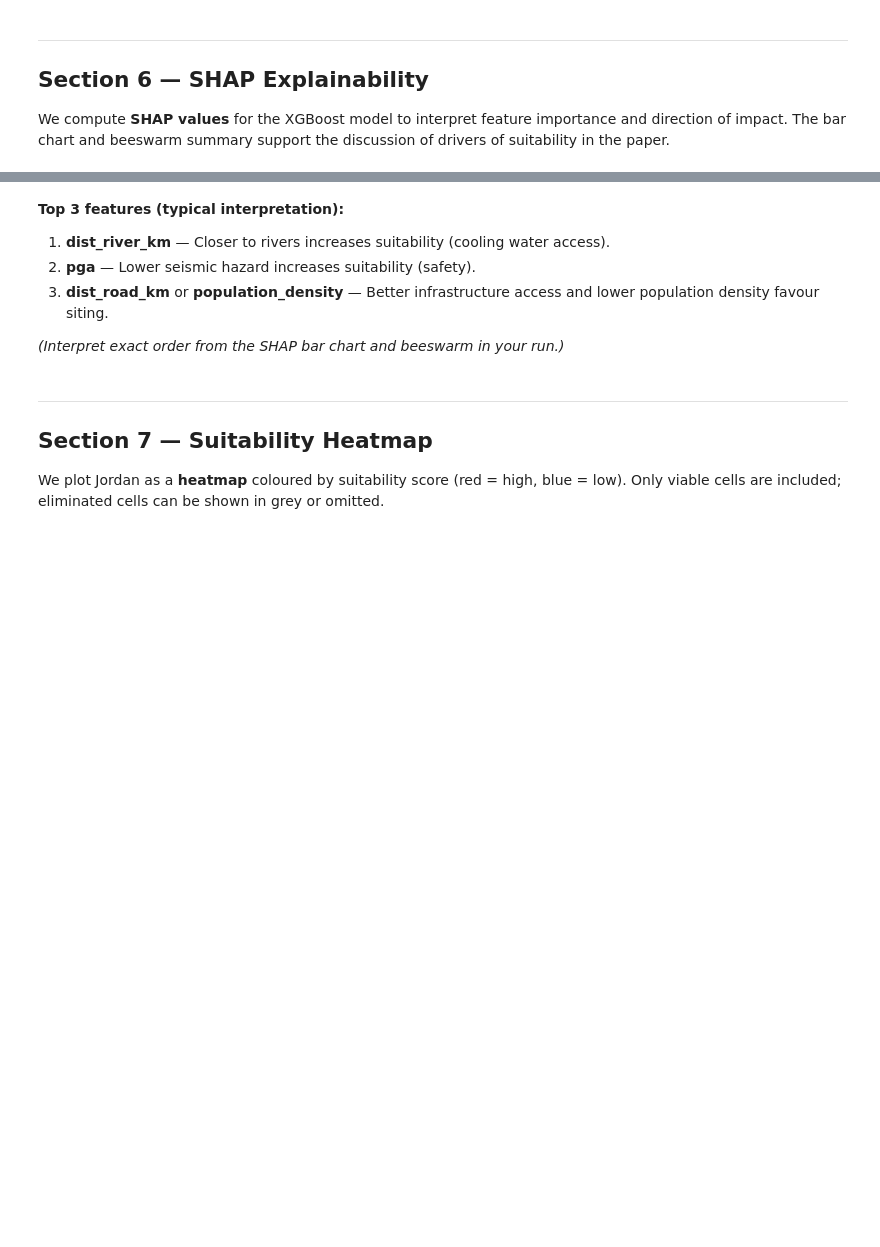
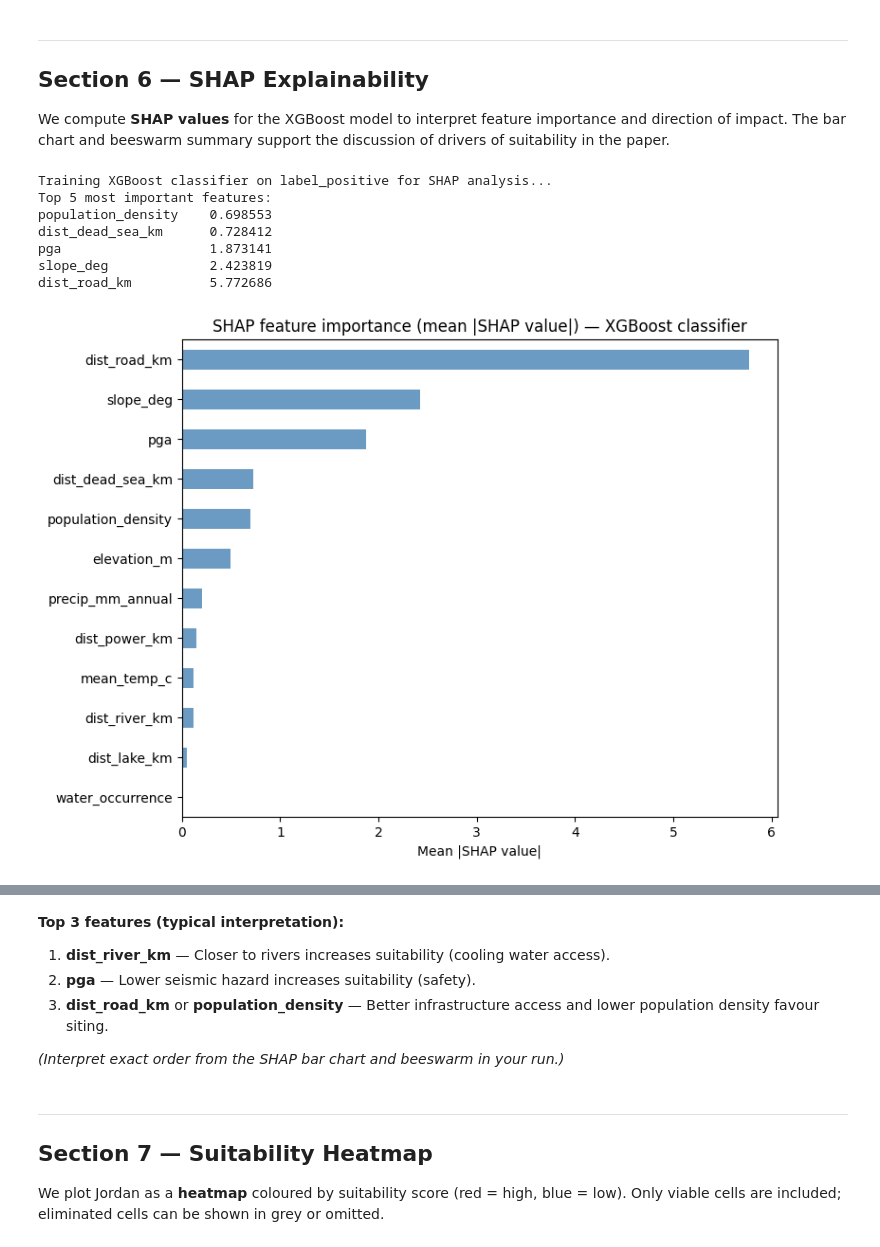
Before and after one commit to Liftitnium/ML-Based-SMR-Site-Selection-for-Jordan, a Jupyter notebook: jordan_smr_ml_pipeline.ipynb, the cells around one changed output, grey strips where cells are left out. Saved outputs shown, nothing was run; the diff lists cells and outputs as text; code cells hidden in the pictures; blank space fills up the shorter version.

Commit message:
finished full ml application

```diff
--- a/jordan_smr_ml_pipeline.ipynb
+++ b/jordan_smr_ml_pipeline.ipynb
@@ -276,6 +332,0 @@ print('  R²:   ', r2_score(y_test2, y_s2_pred).round(4))
-# %%
-# Predict suitability score for all viable cells
-df_ml['suitability_score'] = xgb_model.predict(X_s2)
-df_ml['suitability_score'] = df_ml['suitability_score'].clip(0, 1)
-print('Suitability score (0–1) attached. Sample stats:')
-print(df_ml['suitability_score'].describe())
@@ -306,0 +352,64 @@ print(importance.tail(3).to_string())
+# %%
+# SHAP explainability — XGBoost classifier on label_positive
+print("Training XGBoost classifier on label_positive for SHAP analysis...")
+
+X_shap_full = df_ml[use_cols].copy()
+for c in use_cols:
+    X_shap_full[c] = X_shap_full[c].fillna(X_shap_full[c].median())
+
+y_shap_full = df_ml['label_positive']
+
+# Downsample negatives if highly imbalanced
+pos_idx = y_shap_full[y_shap_full == 1].index
+neg_idx = y_shap_full[y_shap_full == 0].index
+if len(pos_idx) > 0 and len(neg_idx) > 5 * len(pos_idx):
+    neg_sample = neg_idx.to_series().sample(5 * len(pos_idx), random_state=42)
+    idx_used = pos_idx.union(neg_sample)
+    X_shap_full = X_shap_full.loc[idx_used]
+    y_shap_full = y_shap_full.loc[idx_used]
+
+xgb_clf = xgb.XGBClassifier(
+    n_estimators=200,
+    max_depth=4,
+    learning_rate=0.1,
+    subsample=0.8,
+    colsample_bytree=0.8,
+    random_state=42,
+    n_jobs=4,
+)
+xgb_clf.fit(X_shap_full, y_shap_full)
+
+sample_size = min(5000, len(X_shap_full))
+X_shap = X_shap_full.sample(sample_size, random_state=42)
+
+explainer = shap.TreeExplainer(xgb_clf)
+shap_vals = explainer.shap_values(X_shap)
+
+importance = pd.Series(np.abs(shap_vals).mean(axis=0), index=use_cols).sort_values()
+print("Top 5 most important features:")
+print(importance.tail(5).to_string())
+
+# Bar chart
+fig, ax = plt.subplots(figsize=(8, 6))
+importance.plot(kind='barh', ax=ax, color='steelblue', alpha=0.8)
+ax.set_title('SHAP feature importance (mean |SHAP value|) — XGBoost classifier')
+ax.set_xlabel('Mean |SHAP value|')
+plt.tight_layout()
+plt.savefig(OUTPUT_DIR / 'shap_importance.png', dpi=120, bbox_inches='tight')
+plt.show()
+
+# Beeswarm summary
+fig, ax = plt.subplots(figsize=(8, 8))
+shap.summary_plot(shap_vals, X_shap, show=False)
+plt.tight_layout()
+plt.savefig(OUTPUT_DIR / 'shap_beeswarm.png', dpi=120, bbox_inches='tight')
+plt.show()
+# %% [output]
+Training XGBoost classifier on label_positive for SHAP analysis...
+Top 5 most important features:
+population_density    0.698553
+dist_dead_sea_km      0.728412
+pga                   1.873141
+slope_deg             2.423819
+dist_road_km          5.772686
+[figure, added]
```
Also changed, not shown: parts of 20 cells of this notebook, 2 other files.
